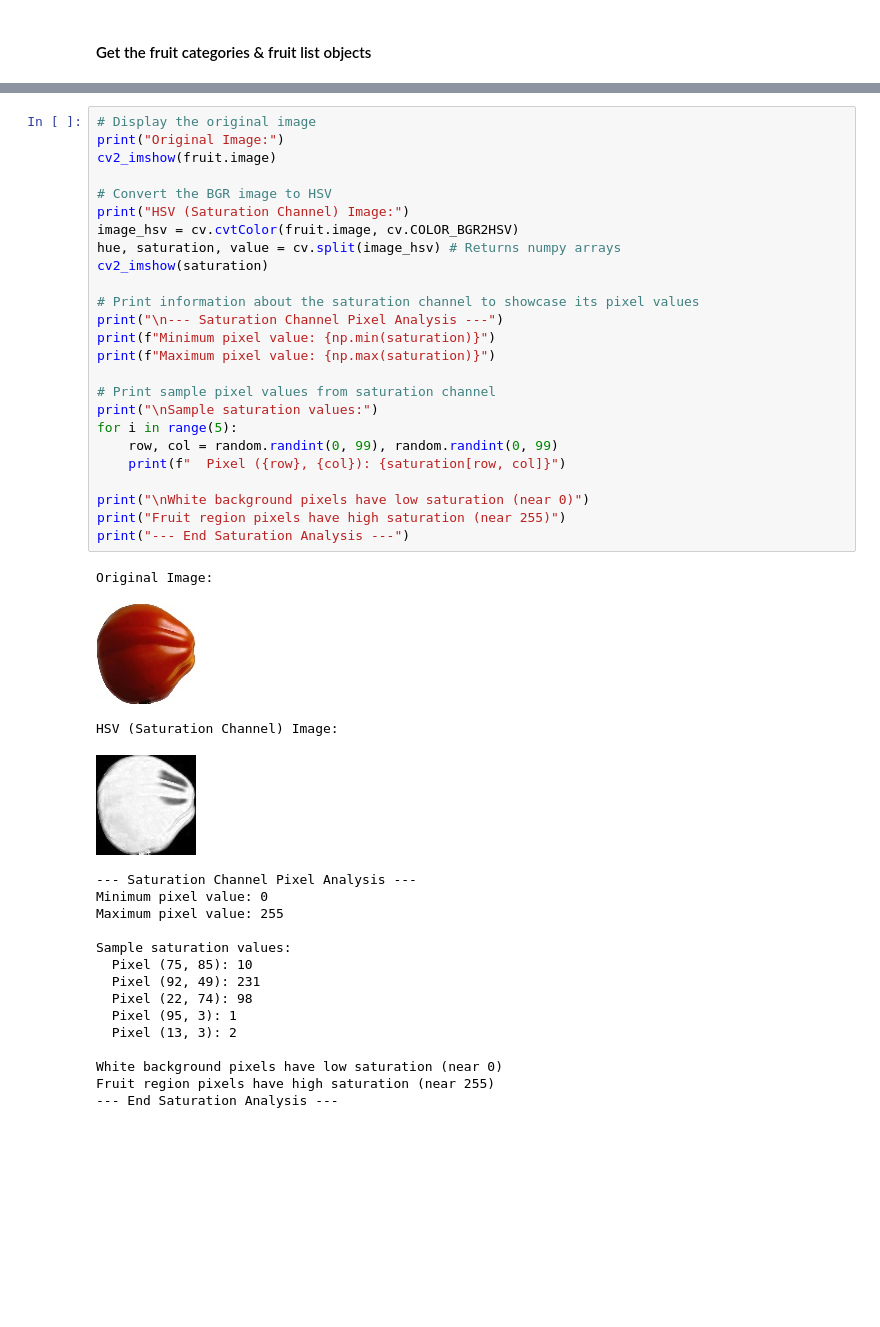
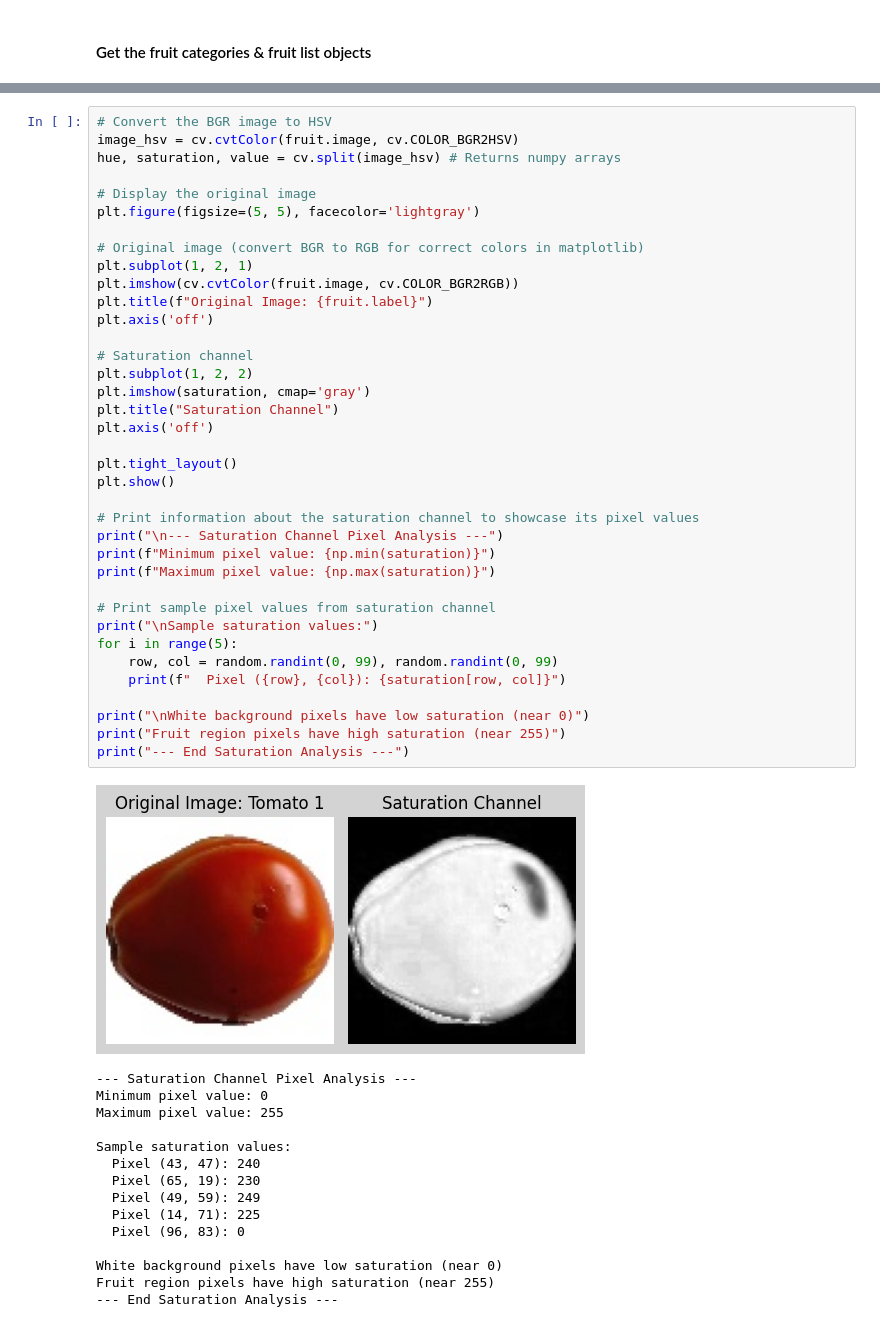
Before and after one commit to mohamedelziat50/Fruit-Recognition-MIU, a Jupyter notebook: Fruit_Recognition.ipynb, the cells around one changed output, grey strips where cells are left out. Drawn from its saved outputs; the diff is of its cells as text; blank space fills up the shorter version.

```diff
--- a/Fruit_Recognition.ipynb
+++ b/Fruit_Recognition.ipynb
@@ -187,46 +194,55 @@ plt.show()
 
 ##### Conversion from RGB To HSV is crucial because the white background has near-zero saturation, while the colorful fruits have high saturation, making segmentation straightforward!
 # %%
-# Display the original image
-print("Original Image:")
-cv2_imshow(fruit.image)
-
 # Convert the BGR image to HSV
-print("HSV (Saturation Channel) Image:")
 image_hsv = cv.cvtColor(fruit.image, cv.COLOR_BGR2HSV)
 hue, saturation, value = cv.split(image_hsv) # Returns numpy arrays
-cv2_imshow(saturation)
+
+# Display the original image
+plt.figure(figsize=(5, 5), facecolor='lightgray')
+
+# Original image (convert BGR to RGB for correct colors in matplotlib)
+plt.subplot(1, 2, 1)
+plt.imshow(cv.cvtColor(fruit.image, cv.COLOR_BGR2RGB))
+plt.title(f"Original Image: {fruit.label}")
+plt.axis('off')
+
+# Saturation channel
+plt.subplot(1, 2, 2)
+plt.imshow(saturation, cmap='gray')
+plt.title("Saturation Channel")
+plt.axis('off')
+
+plt.tight_layout()
+plt.show()
 
 # Print information about the saturation channel to showcase its pixel values
 print("\n--- Saturation Channel Pixel Analysis ---")
 print(f"Minimum pixel value: {np.min(saturation)}")
 print(f"Maximum pixel value: {np.max(saturation)}")
 
 # Print sample pixel values from saturation channel
 print("\nSample saturation values:")
 for i in range(5):
     row, col = random.randint(0, 99), random.randint(0, 99)
     print(f"  Pixel ({row}, {col}): {saturation[row, col]}")
 
 print("\nWhite background pixels have low saturation (near 0)")
 print("Fruit region pixels have high saturation (near 255)")
 print("--- End Saturation Analysis ---")
 # %% [output]
+[figure, new version]
-Original Image:
+--- Saturation Channel Pixel Analysis ---
+Minimum pixel value: 0
+Maximum pixel value: 255
+
+Sample saturation values:
+  Pixel (43, 47): 240
+  Pixel (65, 19): 230
+  Pixel (49, 59): 249
+  Pixel (14, 71): 225
+  Pixel (96, 83): 0
+
+White background pixels have low saturation (near 0)
+Fruit region pixels have high saturation (near 255)
+--- End Saturation Analysis ---
-[figure, old version]
-HSV (Saturation Channel) Image:
-[figure, removed]
---- Saturation Channel Pixel Analysis ---
-Minimum pixel value: 0
-Maximum pixel value: 255
-
-Sample saturation values:
-  Pixel (75, 85): 10
-  Pixel (92, 49): 231
-  Pixel (22, 74): 98
-  Pixel (95, 3): 1
-  Pixel (13, 3): 2
-
-White background pixels have low saturation (near 0)
-Fruit region pixels have high saturation (near 255)
---- End Saturation Analysis ---
```
Also changed, not shown: parts of 11 cells of this notebook.
